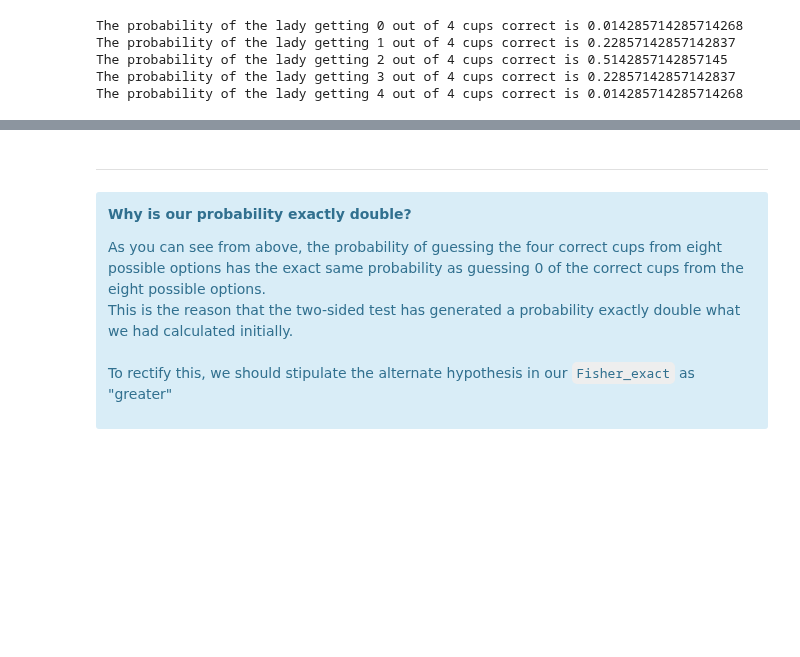
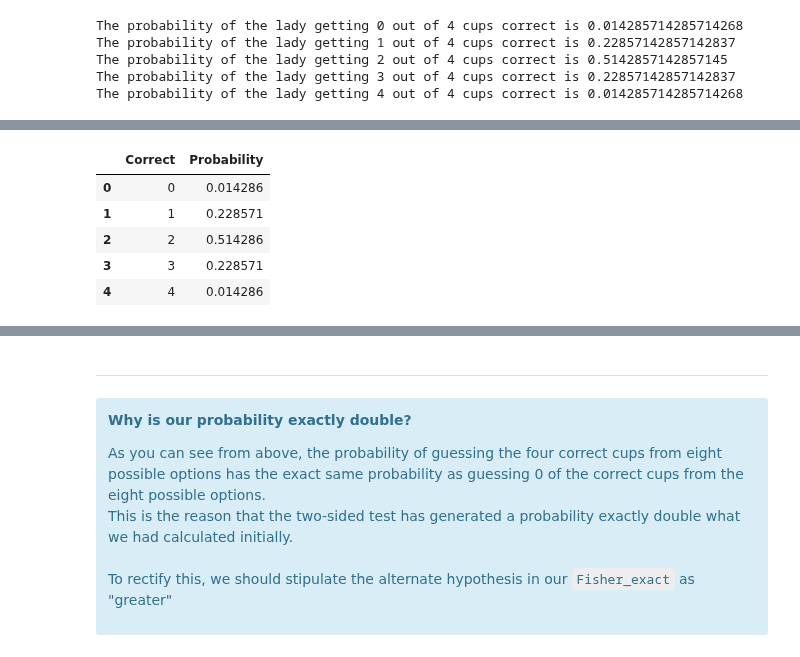
Before and after one commit to Sam-Tracey/ML-Stats-Assessment, a Jupyter notebook: practicals/01-statistics-exercises.ipynb, the cells around one changed output, grey strips where cells are left out. Drawn from its saved outputs; the diff is of its cells as text; code cells hidden in the pictures; blank space fills up the shorter version.

```diff
--- a/practicals/01-statistics-exercises.ipynb
+++ b/practicals/01-statistics-exercises.ipynb
@@ -246,0 +234,9 @@ fig.show()
+# %%
+prob_df
+# %% [output]
+|  | Correct | Probability |
+| 0 | 0 | 0.014286 |
+| 1 | 1 | 0.228571 |
+| 2 | 2 | 0.514286 |
+| 3 | 3 | 0.228571 |
+| 4 | 4 | 0.014286 |
```
Also changed, not shown: parts of 3 cells of this notebook.
